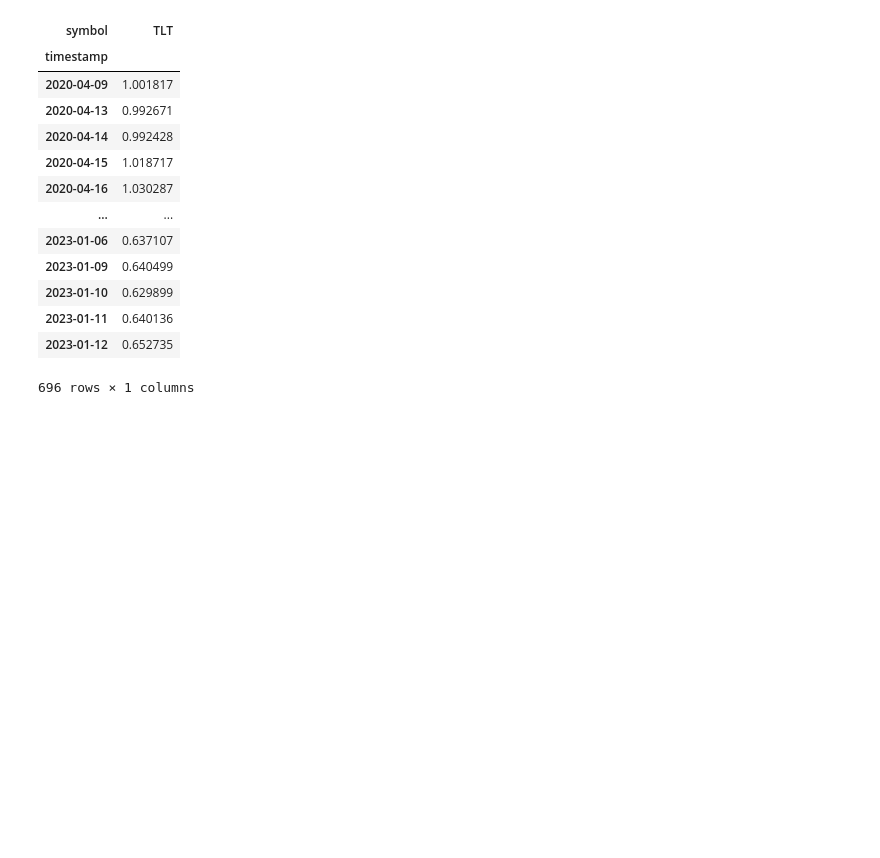
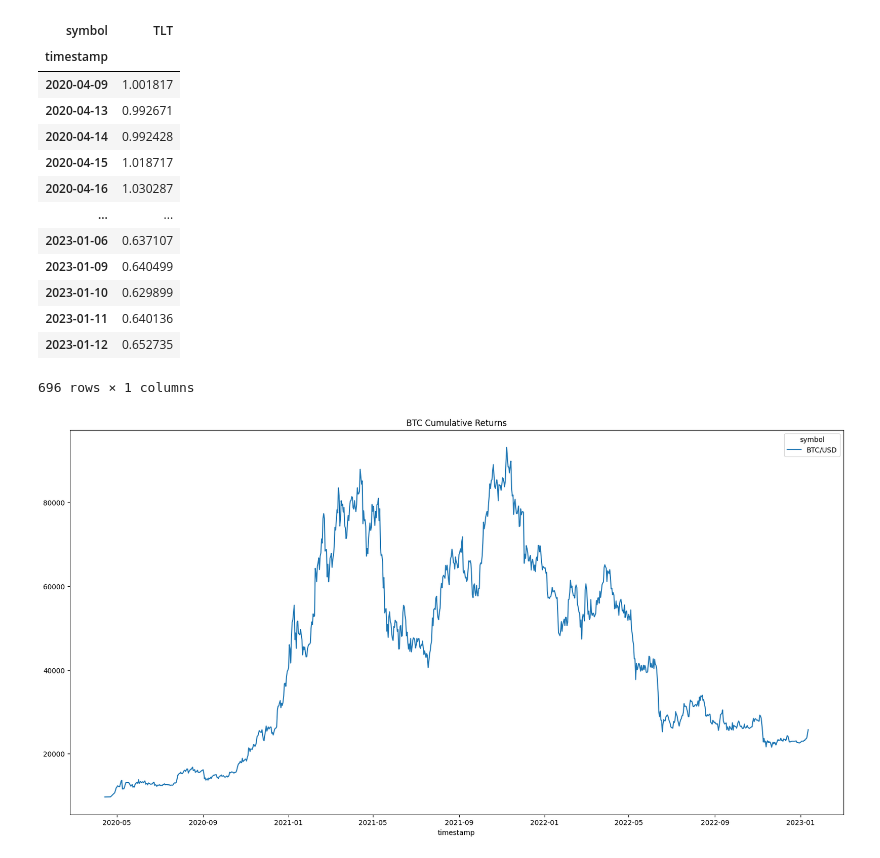
Before and after one commit to jordan-gilmartin/Alpaca-API-Data, a Jupyter notebook: Alpaca-API-Data.ipynb, the cells around one changed output. Cells and saved outputs as stored; diff of their text form; code cells hidden in the pictures; blank space fills up the shorter version.

Commit message:
plotting BTC returns

```diff
--- a/Alpaca-API-Data.ipynb
+++ b/Alpaca-API-Data.ipynb
@@ -662,3 +662,14 @@ TLT_cumprod
 | 2023-01-11 | 0.640136 |
 | 2023-01-12 | 0.652735 |
 696 rows × 1 columns
+# %%
+# Running cumulative return against initial investment to obtain current market value of investment
+initial_investment = 10000
+btc_profit = initial_investment * BTC_cumprod
+# %%
+# Plot performance and save to Images
+import matplotlib.pyplot as plt
+btc_profit.plot(figsize=(20,10), legend=True, title="BTC Cumulative Returns - April 2020 to Present");
+plt.savefig("Images/BTCCumulativeReturns.png")
+# %% [output]
+[figure, added]
```
Also changed, not shown: 1 other file.
